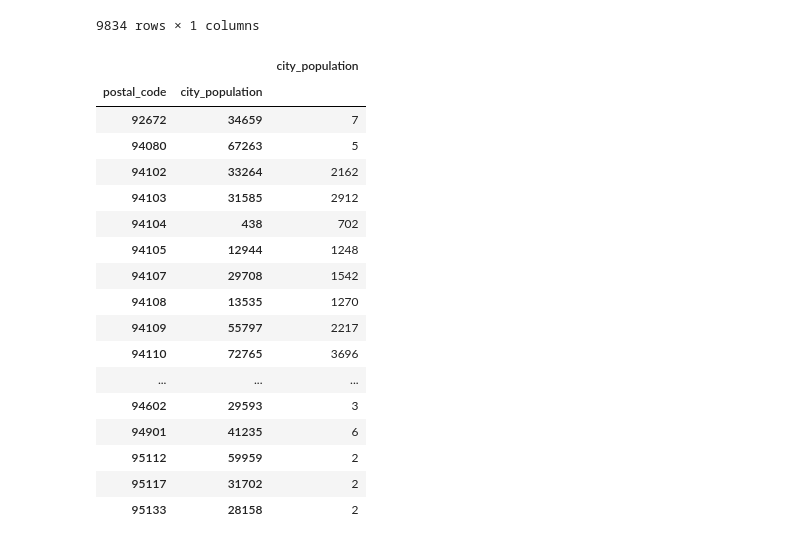
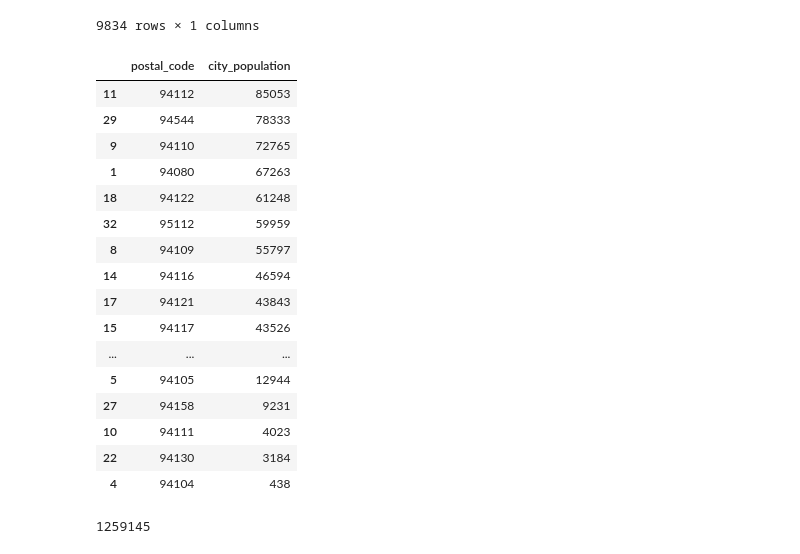
Before and after one commit to jrthompson25/Capstone-Project, a Jupyter notebook: Notebooks/capstone_restaurant_inspections_sanfran.ipynb, the cells around one changed output. Saved outputs shown, nothing was run; the diff lists cells and outputs as text; code cells hidden in the pictures.

```diff
--- a/Notebooks/capstone_restaurant_inspections_sanfran.ipynb
+++ b/Notebooks/capstone_restaurant_inspections_sanfran.ipynb
@@ -95,16 +97,3 @@ restInspectSanFran.head()
 | 2 | 1203 | TAWAN'S THAI FOOD | San Francisco | CA | 94118 | 08/03/2017 12:00:00 AM | ... |
 | 3 | 1345 | Cordon Bleu | San Francisco | CA | 94109 | 09/28/2017 12:00:00 AM | ... |
 | 4 | 1352 | LA TORTILLA | San Francisco | CA | 94114 | 06/20/2018 12:00:00 AM | ... |
-# %%
-restInspectSanFran['inspection_month'].replace('01', 'Jan', inplace = True)
-restInspectSanFran['inspection_month'].replace('02', 'Feb', inplace = True)
-restInspectSanFran['inspection_month'].replace('03', 'Mar', inplace = True)
-restInspectSanFran['inspection_month'].replace('04', 'Apr', inplace = True)
-restInspectSanFran['inspection_month'].replace('05', 'May', inplace = True)
-restInspectSanFran['inspection_month'].replace('06', 'Jun', inplace = True)
-restInspectSanFran['inspection_month'].replace('07', 'Jul', inplace = True)
-restInspectSanFran['inspection_month'].replace('08', 'Aug', inplace = True)
-restInspectSanFran['inspection_month'].replace('09', 'Sep', inplace = True)
-restInspectSanFran['inspection_month'].replace('10', 'Oct', inplace = True)
-restInspectSanFran['inspection_month'].replace('11', 'Nov', inplace = True)
-restInspectSanFran['inspection_month'].replace('12', 'Dec', inplace = True)
@@ -1386,38 +1388,42 @@ inspectionsPerZipAndYear_df
 9834 rows × 1 columns
 # %%
 #Population per zip
-popPerZip = sanFranInspectsAndZips.groupby('postal_code').city_population.value_counts().to_frame()
+popPerZip = sanFranInspectsAndZips.groupby('postal_code')['city_population'].value_counts().to_frame()
 popPerZip = popPerZip.drop(popPerZip.index[-4])
 popPerZip = popPerZip.drop(popPerZip.index[-8])
 popPerZip = popPerZip.drop(popPerZip.index[-9])
 popPerZip = popPerZip.drop(popPerZip.index[-15])
 popPerZip = popPerZip.drop(popPerZip.index[-17])
 popPerZip = popPerZip.drop(popPerZip.index[-19])
 popPerZip = popPerZip.drop(popPerZip.index[-20])
 popPerZip = popPerZip.drop(popPerZip.index[-26])
 popPerZip = popPerZip.drop(popPerZip.index[0])
 popPerZip = popPerZip.drop(popPerZip.index[0])
 popPerZip = popPerZip.drop(popPerZip.index[1])
 popPerZip = popPerZip.drop(popPerZip.index[2])
 popPerZip = popPerZip.drop(popPerZip.index[2])
 popPerZip = popPerZip.drop(popPerZip.index[4])
+popPerZip = popPerZip = popPerZip.rename(columns={'city_population': 'count'})
+popPerZip = popPerZip.reset_index()
+
+popPerZip.sort_values(by=['city_population'], ascending=False, inplace=True)
+popPerZip = popPerZip.drop(['count'], axis=1)
 popPerZip
 # %% [output]
-|  |  | city_population |
-| postal_code | city_population |  |
-| 92672 | 34659 | 7 |
-| 94080 | 67263 | 5 |
-| 94102 | 33264 | 2162 |
-| 94103 | 31585 | 2912 |
-| 94104 | 438 | 702 |
-| 94105 | 12944 | 1248 |
-| 94107 | 29708 | 1542 |
-| 94108 | 13535 | 1270 |
-| 94109 | 55797 | 2217 |
-| 94110 | 72765 | 3696 |
+|  | postal_code | city_population |
+| 11 | 94112 | 85053 |
+| 29 | 94544 | 78333 |
+| 9 | 94110 | 72765 |
+| 1 | 94080 | 67263 |
+| 18 | 94122 | 61248 |
+| 32 | 95112 | 59959 |
+| 8 | 94109 | 55797 |
+| 14 | 94116 | 46594 |
+| 17 | 94121 | 43843 |
+| 15 | 94117 | 43526 |
 | ... | ... | ... |
-| 94602 | 29593 | 3 |
-| 94901 | 41235 | 6 |
-| 95112 | 59959 | 2 |
-| 95117 | 31702 | 2 |
-| 95133 | 28158 | 2 |
+| 5 | 94105 | 12944 |
+| 27 | 94158 | 9231 |
+| 10 | 94111 | 4023 |
+| 22 | 94130 | 3184 |
+| 4 | 94104 | 438 |
@@ -1423,0 +1438,5 @@ popPerZip
+# %%
+popPerZipSum = popPerZip['city_population'].sum()
+popPerZipSum
+# %% [output]
+1259145
```
Also changed, not shown: parts of 18 cells of this notebook.
